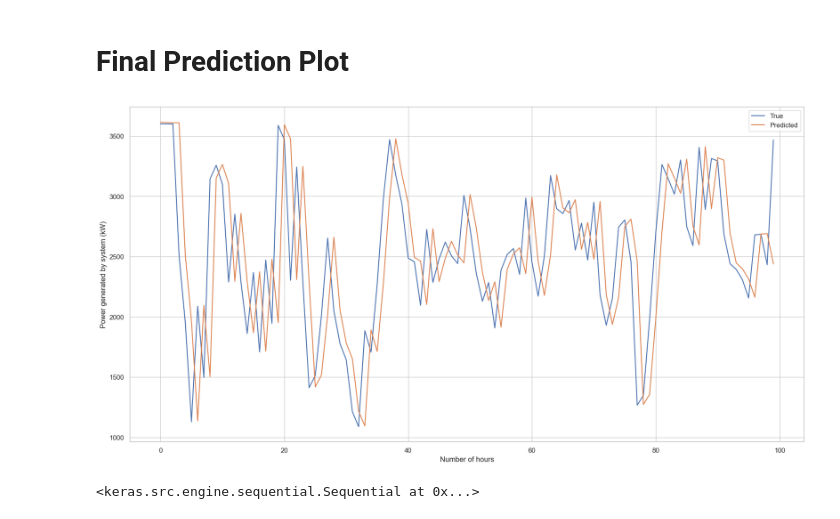
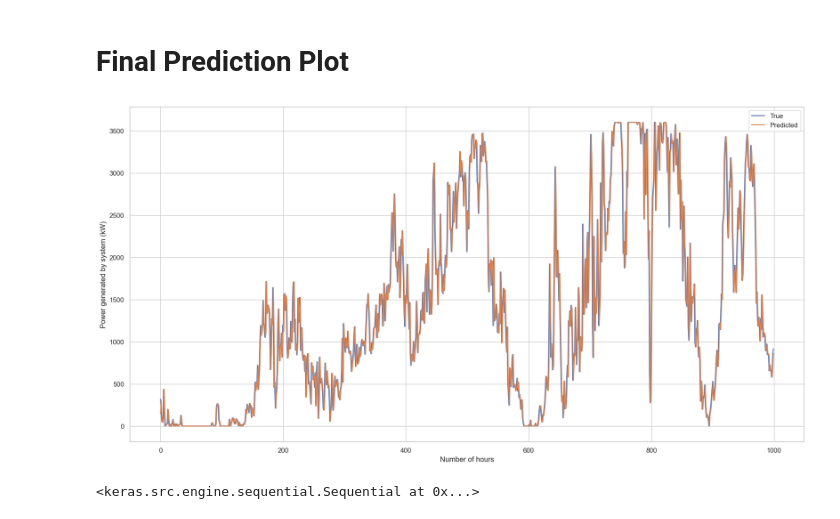
Before and after one commit to manu-as/Wind_Energy_Forcasting_and-Site_Selection_with_Spark, a Jupyter notebook: Kaggle/Wind Energy Analysis and Prediction using LSTM .ipynb, the cells around one changed output. Saved outputs shown, nothing was run; the diff lists cells and outputs as text; code cells hidden in the pictures.

```diff
--- a/Kaggle/Wind Energy Analysis and Prediction using LSTM .ipynb
+++ b/Kaggle/Wind Energy Analysis and Prediction using LSTM .ipynb
@@ -455,15 +453,15 @@ Mean Absolute Percent Error:  0.4615220460084934
 # %%
 # line plot of observed vs predicted
 sns.set_style("whitegrid")
 pyplot.figure(figsize=(20,10))
-pyplot.plot(expectations_plot[0:100], label="True")
-pyplot.plot(predictions_plot[0:100], label="Predicted")
+pyplot.plot(expectations_plot[0:1000], label="True")
+pyplot.plot(predictions_plot[0:1000], label="Predicted")
 pyplot.legend(loc='upper right')
 pyplot.xlabel("Number of hours")
 pyplot.ylabel("Power generated by system (kW)")
 pyplot.show()
 # %% [output]
-[figure, old version]
+[figure, new version]
 # %%
 import pickle
 # %%
```
Also changed, not shown: parts of 7 cells of this notebook, 5 other files.
